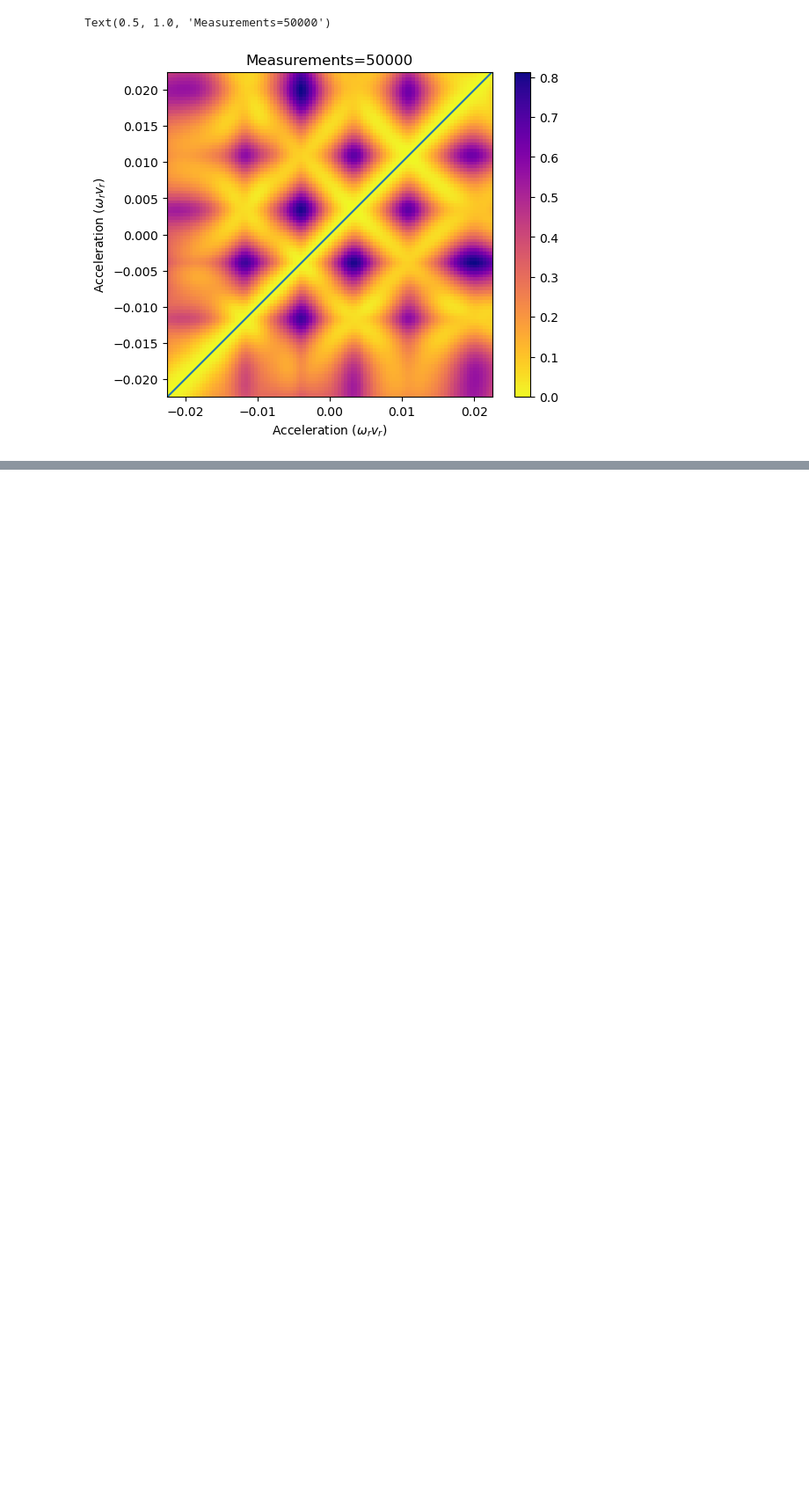
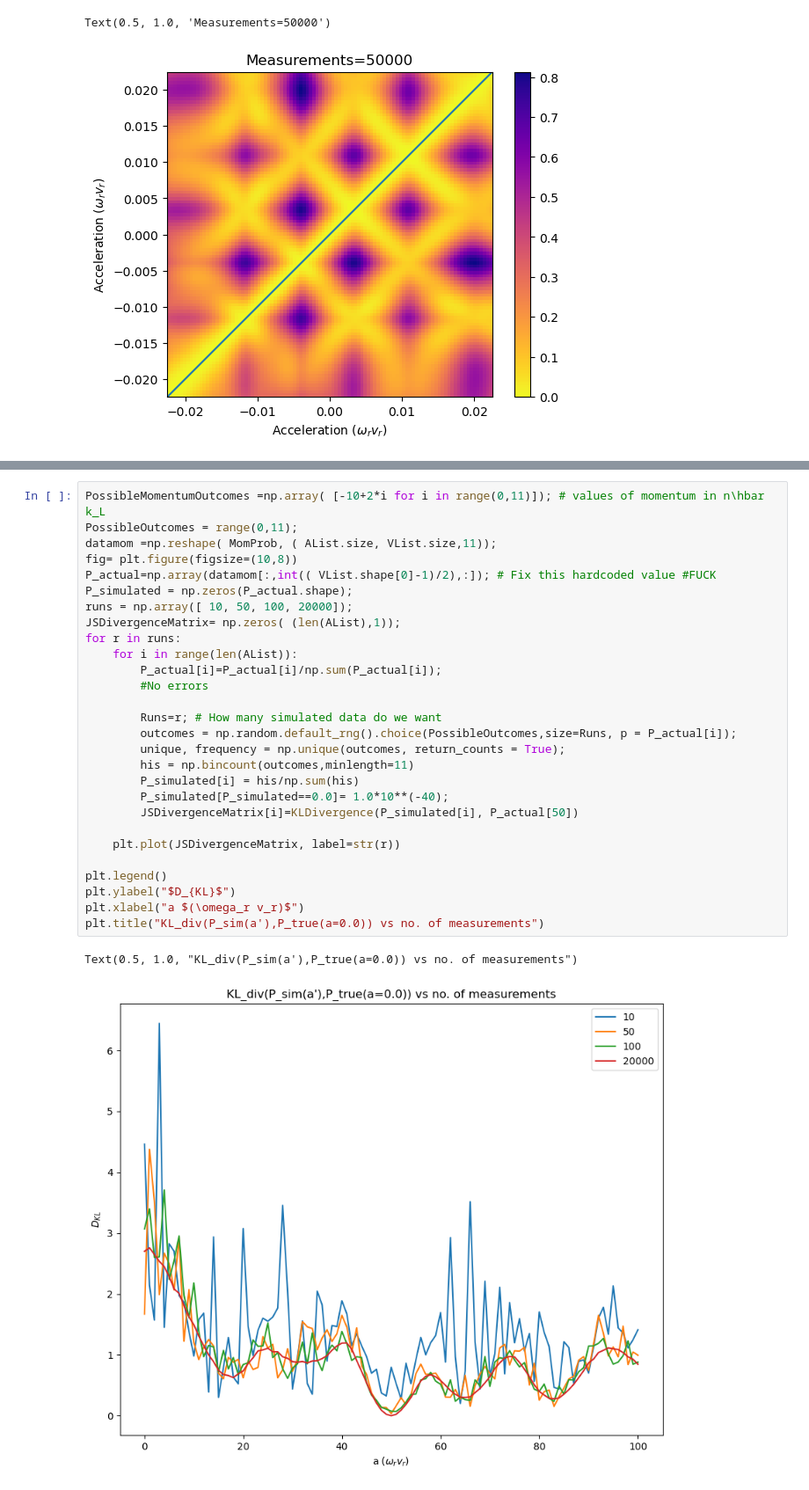
Before and after one commit to rootware/lattice_evolution, a Jupyter notebook: Python/Experimental_comparison.ipynb, the cells around one changed output, grey strips where cells are left out. Shown at 88% size. Cells and saved outputs as stored; diff of their text form; blank space fills up the shorter version.

```diff
--- a/Python/Experimental_comparison.ipynb
+++ b/Python/Experimental_comparison.ipynb
@@ -105,0 +125,31 @@ array([], dtype=float64)
+# %%
+PossibleMomentumOutcomes =np.array( [-10+2*i for i in range(0,11)]); # values of momentum in n\hbar k_L
+PossibleOutcomes = range(0,11);
+datamom =np.reshape( MomProb, ( AList.size, VList.size,11));
+fig= plt.figure(figsize=(10,8))
+P_actual=np.array(datamom[:,int(( VList.shape[0]-1)/2),:]); # Fix this hardcoded value #FUCK
+P_simulated = np.zeros(P_actual.shape);
+runs = np.array([ 10, 50, 100, 20000]);
+JSDivergenceMatrix= np.zeros( (len(AList),1));
+for r in runs:
+    for i in range(len(AList)):
+        P_actual[i]=P_actual[i]/np.sum(P_actual[i]);
+        #No errors
+
+        Runs=r; # How many simulated data do we want
+        outcomes = np.random.default_rng().choice(PossibleOutcomes,size=Runs, p = P_actual[i]);
+        unique, frequency = np.unique(outcomes, return_counts = True);
+        his = np.bincount(outcomes,minlength=11)
+        P_simulated[i] = his/np.sum(his)
+        P_simulated[P_simulated==0.0]= 1.0*10**(-40);
+        JSDivergenceMatrix[i]=KLDivergence(P_simulated[i], P_actual[50])
+
+    plt.plot(JSDivergenceMatrix, label=str(r))
+
+plt.legend()
+plt.ylabel("$D_{KL}$")
+plt.xlabel("a $(\omega_r v_r)$")
+plt.title("KL_div(P_sim(a'),P_true(a=0.0)) vs no. of measurements")
+# %% [output]
+Text(0.5, 1.0, "KL_div(P_sim(a'),P_true(a=0.0)) vs no. of measurements")
+[figure, added]
```
Also changed, not shown: parts of 4 cells of this notebook.
